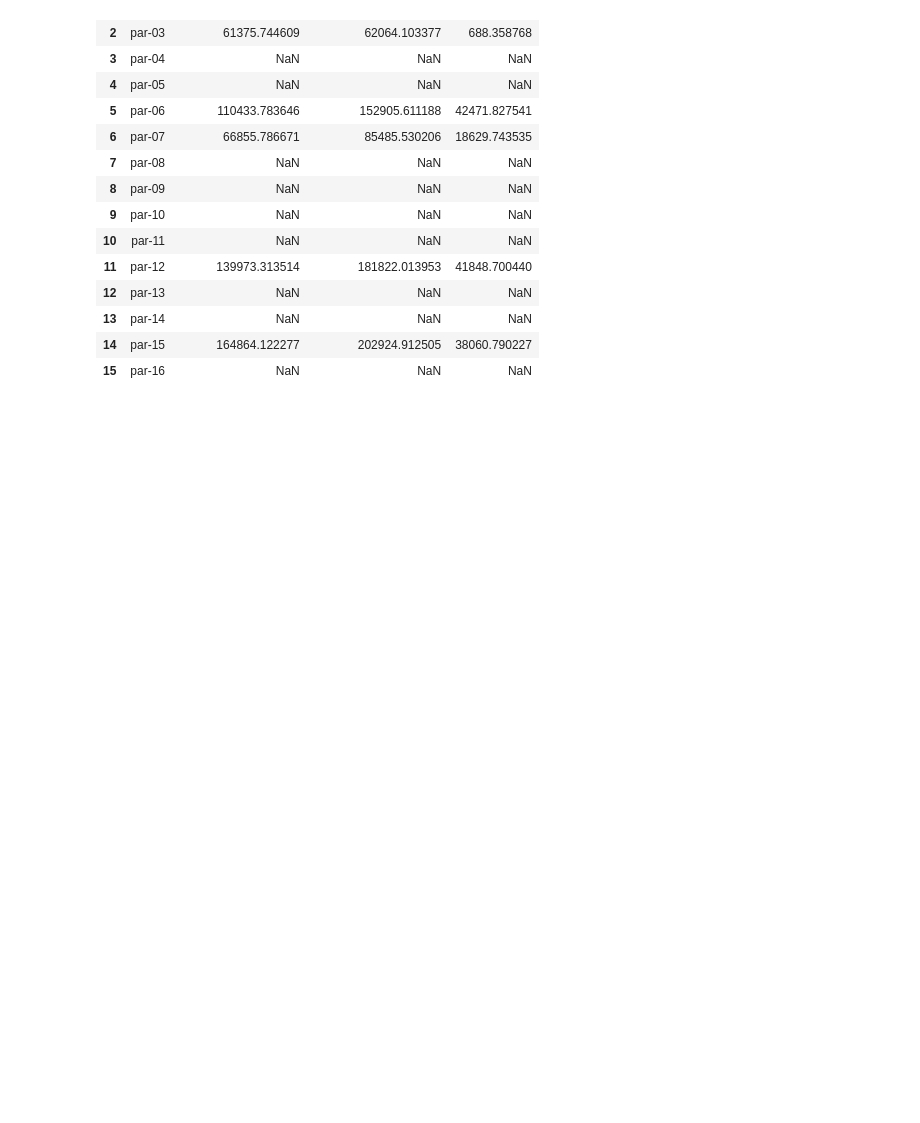
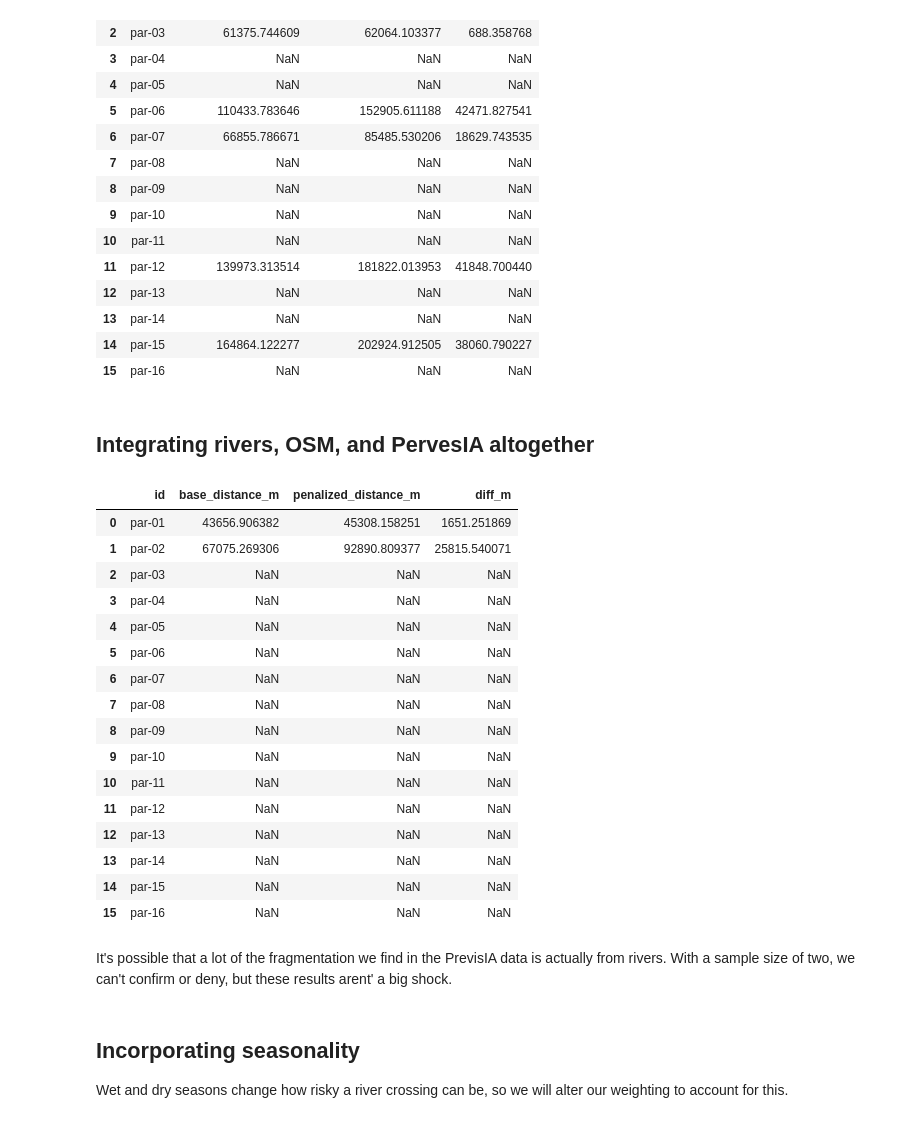
Before and after one commit to sofiasarak/amazoniahack26, a Jupyter notebook: avoid_rivers_func.ipynb, the cells around one changed output. Drawn from its saved outputs; the diff is of its cells as text; code cells hidden in the pictures; blank space fills up the shorter version.

```diff
--- a/avoid_rivers_func.ipynb
+++ b/avoid_rivers_func.ipynb
@@ -422,3 +262,5 @@ comparison
 | 13 | par-14 | NaN | NaN | NaN |
 | 14 | par-15 | 164864.122277 | 202924.912505 | 38060.790227 |
 | 15 | par-16 | NaN | NaN | NaN |
+# %% [markdown]
+## Integrating rivers, OSM, and PervesIA altogether
@@ -424,0 +275,69 @@ comparison
+# %%
+G_combined = nx.compose(G, G_prev)  # fresh rebuild, wipes old bad stitches
+
+prev_components = list(nx.connected_components(G_prev))
+osm_nodes = np.array(list(G.nodes()))
+prev_nodes = np.array(list(G_prev.nodes()))
+osm_tree = KDTree(osm_nodes)
+tolerance_deg = 150 / 111000
+
+for comp in prev_components:
+    comp_arr = np.array(list(comp))
+    dists, idxs = osm_tree.query(comp_arr)
+    min_i = dists.argmin()
+    if dists[min_i] < tolerance_deg:
+        p_node = tuple(comp_arr[min_i])
+        o_node = tuple(osm_nodes[idxs[min_i]])
+        G_combined.add_edge(p_node, o_node, weight=dists[min_i] * 111000)
+# %%
+nodes = list(G_combined.nodes())
+tree = KDTree(nodes)
+def snap(point):
+    dist, idx = tree.query(point)
+    return nodes[idx], dist
+
+comb_results = []
+for _, row in test_pairs.iterrows():
+    source, source_dist = snap(row.origin)
+    target, target_dist = snap(row.dest)
+    try:
+        penalized_length = nx.shortest_path_length(G_combined, source=source, target=target, weight='weight')
+    except nx.NetworkXNoPath:
+        penalized_length = None
+    try:
+        base_length = nx.shortest_path_length(G_combined, source=source, target=target, weight='base_weight')
+    except nx.NetworkXNoPath:
+        base_length = None
+    comb_results.append({
+        'id': row.id,
+        'base_distance_m': base_length,
+        'penalized_distance_m': penalized_length,
+        'diff_m': (penalized_length - base_length) if (base_length is not None and penalized_length is not None) else None
+    })
+
+comb_df = pd.DataFrame(comb_results)
+comb_df
+# %% [output]
+|  | id | base_distance_m | penalized_distance_m | diff_m |
+| 0 | par-01 | 43656.906382 | 45308.158251 | 1651.251869 |
+| 1 | par-02 | 67075.269306 | 92890.809377 | 25815.540071 |
+| 2 | par-03 | NaN | NaN | NaN |
+| 3 | par-04 | NaN | NaN | NaN |
+| 4 | par-05 | NaN | NaN | NaN |
+| 5 | par-06 | NaN | NaN | NaN |
+| 6 | par-07 | NaN | NaN | NaN |
+| 7 | par-08 | NaN | NaN | NaN |
+| 8 | par-09 | NaN | NaN | NaN |
+| 9 | par-10 | NaN | NaN | NaN |
+| 10 | par-11 | NaN | NaN | NaN |
+| 11 | par-12 | NaN | NaN | NaN |
+| 12 | par-13 | NaN | NaN | NaN |
+| 13 | par-14 | NaN | NaN | NaN |
+| 14 | par-15 | NaN | NaN | NaN |
+| 15 | par-16 | NaN | NaN | NaN |
+# %% [markdown]
+It's possible that a lot of the fragmentation we find in the PrevisIA data is actually from rivers. With a sample size of two, we can't confirm or deny, but these results arent' a big shock.
+# %% [markdown]
+## Incorporating seasonality
+
+Wet and dry seasons change how risky a river crossing can be, so we will alter our weighting to account for this.
```
Also changed, not shown: parts of 16 cells of this notebook.
